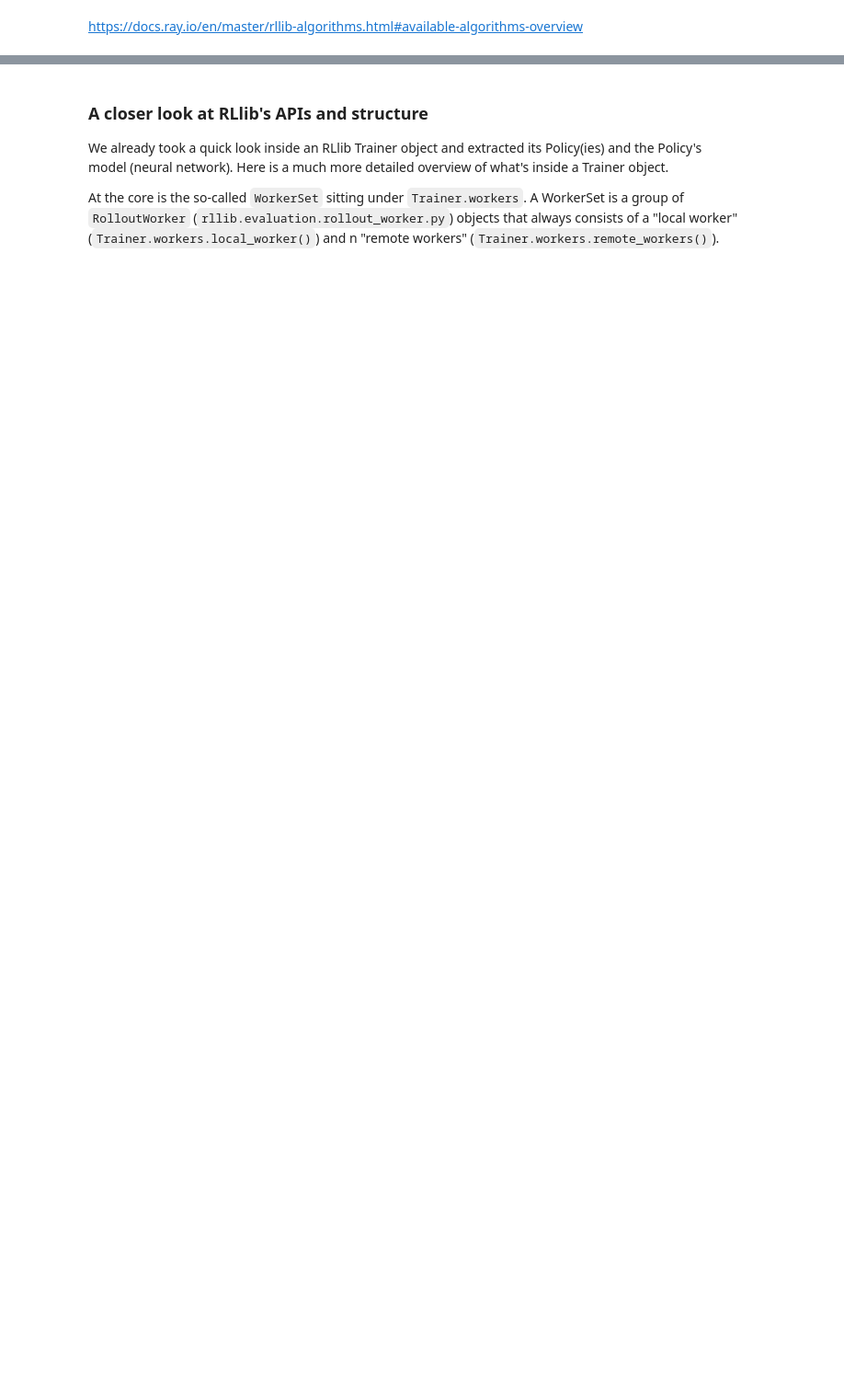
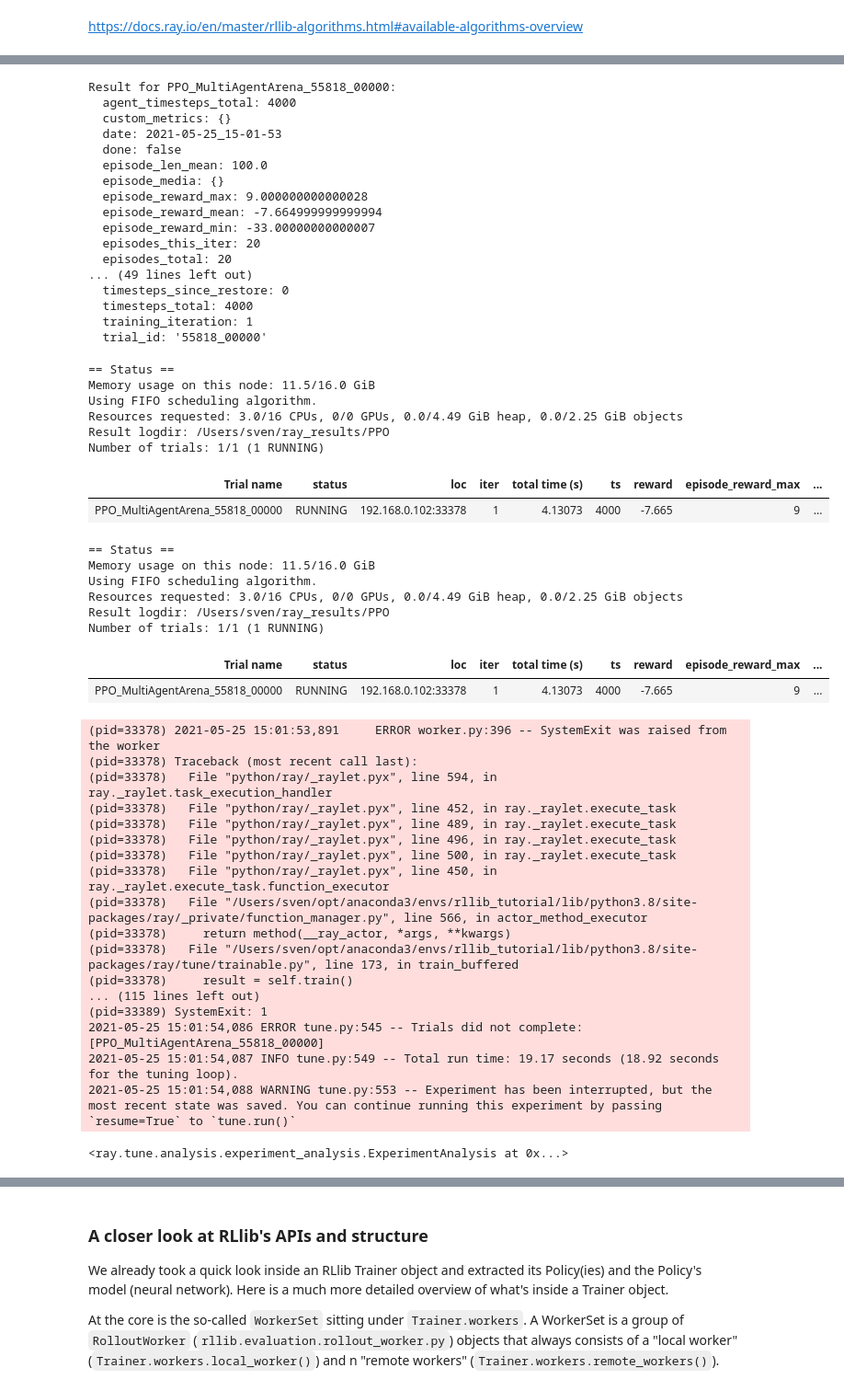
Before and after one commit to sven1977/rllib_tutorials, a Jupyter notebook: ray_summit_2021/tutorial_notebook.ipynb, the cells around one changed output, grey strips where cells are left out. Shown at 92% size. Drawn from its saved outputs; the diff is of its cells as text; code cells hidden in the pictures; blank space fills up the shorter version.

```diff
--- a/ray_summit_2021/tutorial_notebook.ipynb
+++ b/ray_summit_2021/tutorial_notebook.ipynb
@@ -513,7 +572,7 @@ from ray import tune
 # define one or more stopping criteria.
 stop = {
     # explain that keys here can be anything present in the above print(trainer.train())
-    "training_iteration": 5,
+    "training_iteration": 3,
     "episode_reward_mean": 9999.9,
 }
 
@@ -521,3 +580,4 @@ stop = {
 # See `ray/rllib/agents/registry.py`
 # Run our simple experiment until one of the stop criteria is met.
 tune.run("PPO", config=config, stop=stop)
+# %% [output]
@@ -524,3 +596,54 @@ tune.run("PPO", config=config, stop=stop)
+Result for PPO_MultiAgentArena_55818_00000:
+  agent_timesteps_total: 4000
+  custom_metrics: {}
+  date: 2021-05-25_15-01-53
+  done: false
+  episode_len_mean: 100.0
+  episode_media: {}
+  episode_reward_max: 9.000000000000028
+  episode_reward_mean: -7.664999999999994
+  episode_reward_min: -33.00000000000007
+  episodes_this_iter: 20
+  episodes_total: 20
+... (49 lines left out)
+  timesteps_since_restore: 0
+  timesteps_total: 4000
+  training_iteration: 1
+  trial_id: '55818_00000'
+== Status ==
+Memory usage on this node: 11.5/16.0 GiB
+Using FIFO scheduling algorithm.
+Resources requested: 3.0/16 CPUs, 0/0 GPUs, 0.0/4.49 GiB heap, 0.0/2.25 GiB objects
+Result logdir: /Users/sven/ray_results/PPO
+Number of trials: 1/1 (1 RUNNING)
+| Trial name | status | loc | iter | total time (s) | ts | reward | episode_reward_max | ... |
+| PPO_MultiAgentArena_55818_00000 | RUNNING | 192.168.0.102:33378 | 1 | 4.13073 | 4000 | -7.665 | 9 | ... |
+== Status ==
+Memory usage on this node: 11.5/16.0 GiB
+Using FIFO scheduling algorithm.
+Resources requested: 3.0/16 CPUs, 0/0 GPUs, 0.0/4.49 GiB heap, 0.0/2.25 GiB objects
+Result logdir: /Users/sven/ray_results/PPO
+Number of trials: 1/1 (1 RUNNING)
+| Trial name | status | loc | iter | total time (s) | ts | reward | episode_reward_max | ... |
+| PPO_MultiAgentArena_55818_00000 | RUNNING | 192.168.0.102:33378 | 1 | 4.13073 | 4000 | -7.665 | 9 | ... |
+(pid=33378) 2021-05-25 15:01:53,891     ERROR worker.py:396 -- SystemExit was raised from the worker
+(pid=33378) Traceback (most recent call last):
+(pid=33378)   File "python/ray/_raylet.pyx", line 594, in ray._raylet.task_execution_handler
+(pid=33378)   File "python/ray/_raylet.pyx", line 452, in ray._raylet.execute_task
+(pid=33378)   File "python/ray/_raylet.pyx", line 489, in ray._raylet.execute_task
+(pid=33378)   File "python/ray/_raylet.pyx", line 496, in ray._raylet.execute_task
+(pid=33378)   File "python/ray/_raylet.pyx", line 500, in ray._raylet.execute_task
+(pid=33378)   File "python/ray/_raylet.pyx", line 450, in ray._raylet.execute_task.function_executor
+(pid=33378)   File "/Users/sven/opt/anaconda3/envs/rllib_tutorial/lib/python3.8/site-packages/ray/_private/function_manager.py", line 566, in actor_method_executor
+(pid=33378)     return method(__ray_actor, *args, **kwargs)
+(pid=33378)   File "/Users/sven/opt/anaconda3/envs/rllib_tutorial/lib/python3.8/site-packages/ray/tune/trainable.py", line 173, in train_buffered
+(pid=33378)     result = self.train()
+... (115 lines left out)
+(pid=33389) SystemExit: 1
+2021-05-25 15:01:54,086 ERROR tune.py:545 -- Trials did not complete: [PPO_MultiAgentArena_55818_00000]
+2021-05-25 15:01:54,087 INFO tune.py:549 -- Total run time: 19.17 seconds (18.92 seconds for the tuning loop).
+2021-05-25 15:01:54,088 WARNING tune.py:553 -- Experiment has been interrupted, but the most recent state was saved. You can continue running this experiment by passing `resume=True` to `tune.run()`
+<ray.tune.analysis.experiment_analysis.ExperimentAnalysis at 0x...>
 # %%
 # Updating an algo's default config dict and adding hyperparameter tuning
 # options to it.
```
Also changed, not shown: parts of 29 cells of this notebook, 5 other files.
